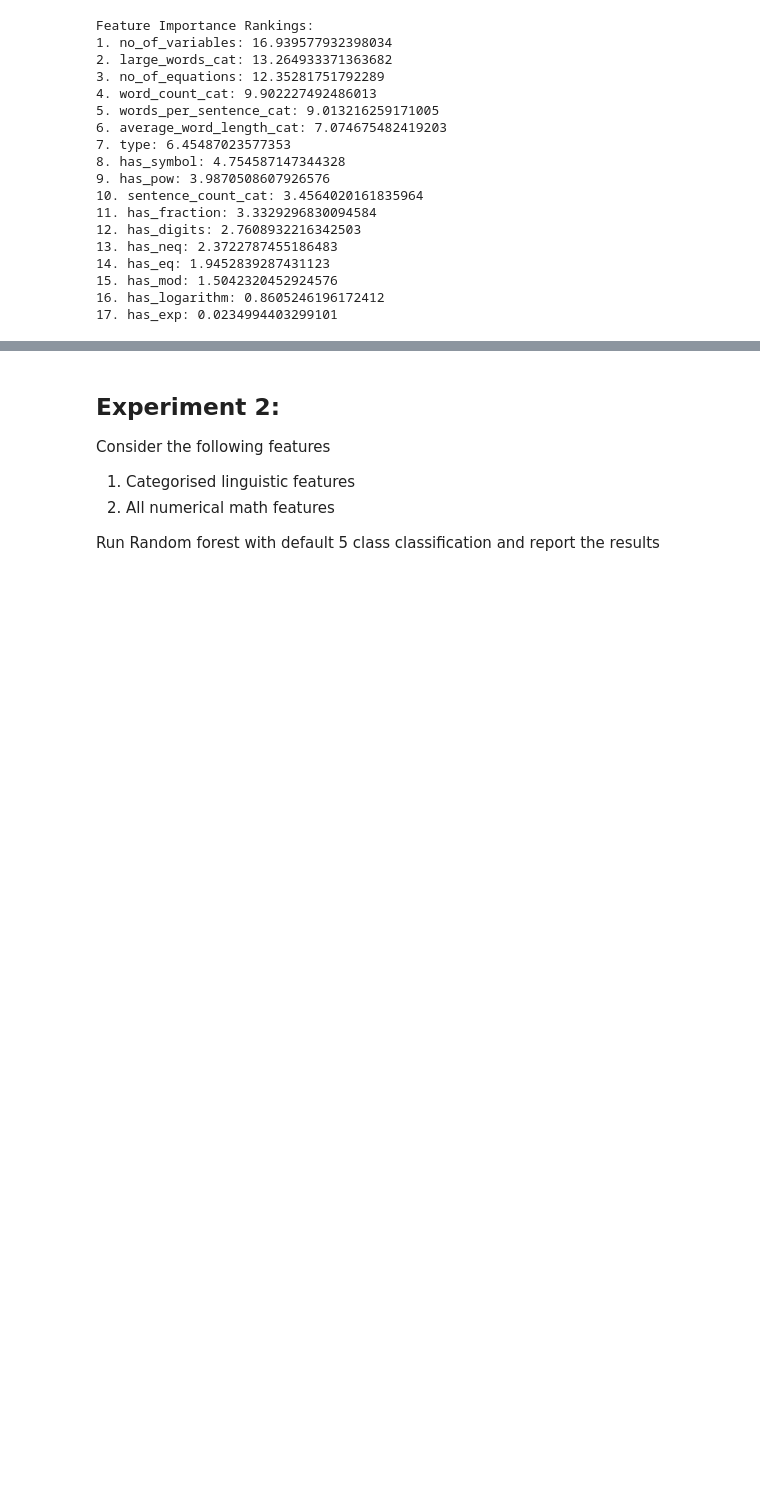
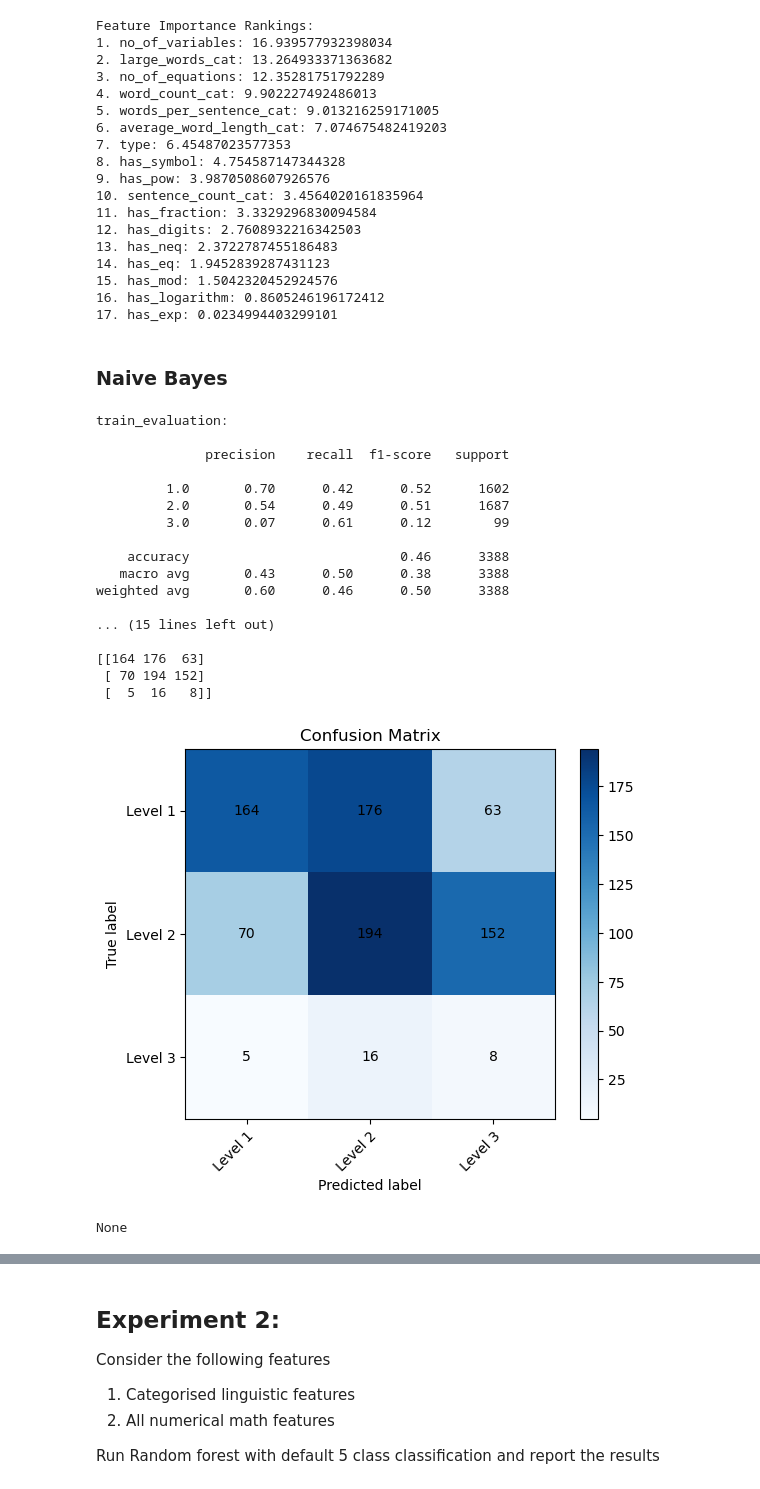
Before and after one commit to ysaidheeraj/NLP_math_research_project, a Jupyter notebook: Models/GT_3Levels.ipynb, the cells around one changed output, grey strips where cells are left out. Drawn from its saved outputs; the diff is of its cells as text; code cells hidden in the pictures; blank space fills up the shorter version.

Commit message:
updated data and added naive bayes impl

```diff
--- a/Models/GT_3Levels.ipynb
+++ b/Models/GT_3Levels.ipynb
@@ -117,3 +119,27 @@ Feature Importance Rankings:
 15. has_mod: 1.5042320452924576
 16. has_logarithm: 0.8605246196172412
 17. has_exp: 0.0234994403299101
+# %% [markdown]
+### Naive Bayes
+# %%
+scores = Naive_Bayes_Model(data1, club_target=True, use_smote_technique=0, scores=scores, experiment="Experiment1 NB")
+# %% [output]
+train_evaluation:
+
+              precision    recall  f1-score   support
+
+         1.0       0.70      0.42      0.52      1602
+         2.0       0.54      0.49      0.51      1687
+         3.0       0.07      0.61      0.12        99
+
+    accuracy                           0.46      3388
+   macro avg       0.43      0.50      0.38      3388
+weighted avg       0.60      0.46      0.50      3388
+
+... (15 lines left out)
+
+[[164 176  63]
+ [ 70 194 152]
+ [  5  16   8]]
+[figure, added]
+None
```
Also changed, not shown: parts of 20 cells of this notebook, 2 other files.
